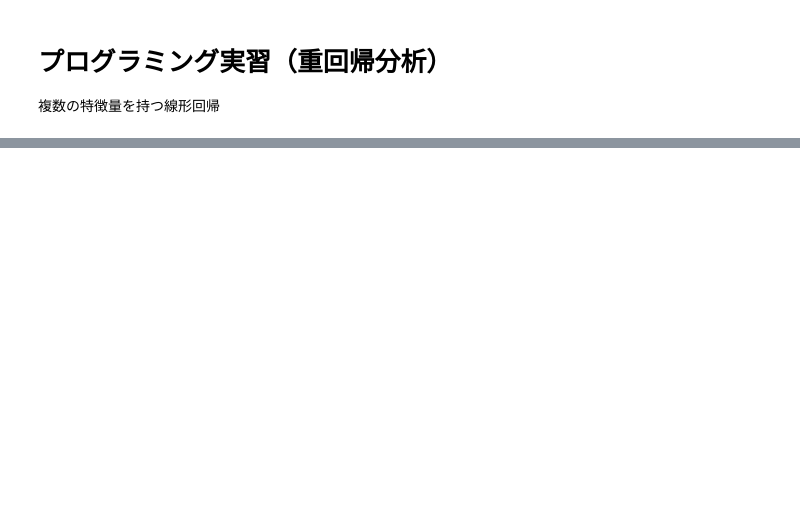
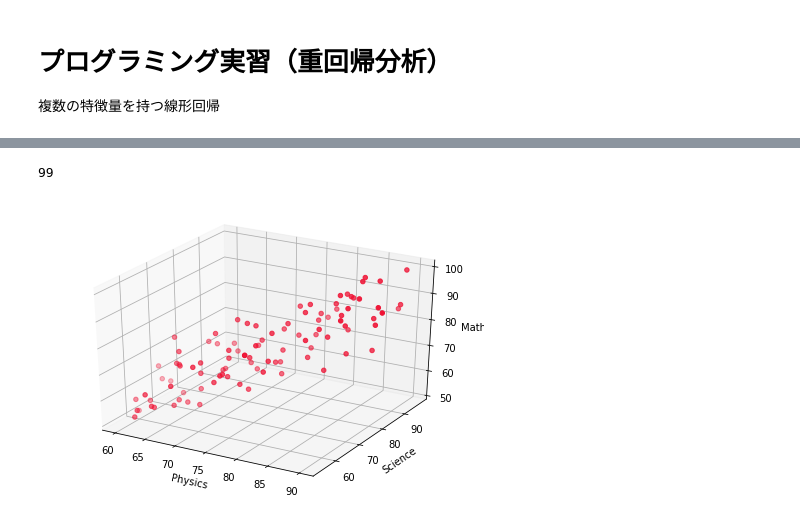
Before and after one commit to naomori/codexa_LinearRegression_Introduction, a Jupyter notebook: Chapter22.ipynb, the cells around one changed output, grey strips where cells are left out. Cells and saved outputs as stored; diff of their text form; code cells hidden in the pictures; blank space fills up the shorter version.

```diff
--- a/Chapter22.ipynb
+++ b/Chapter22.ipynb
@@ -35,0 +40,3 @@ from mpl_toolkits.mplot3d import Axes3D
+# %%
+# csvファイルの読み込み
+data = np.loadtxt('007-02/007-02.csv', delimiter=',', skiprows=1)
@@ -35,0 +62,16 @@ from mpl_toolkits.mplot3d import Axes3D
+# %%
+print(m)
+# %% [output]
+99
+# %%
+# 物理と科学、そして数学の点数をプロットする
+
+fig = plt.figure()
+ax = Axes3D(fig)
+ax.scatter(data[:, 0], data[:, 1], data[:, 3], color='#ef1234')
+ax.set_xlabel('Physics')
+ax.set_ylabel('Science')
+ax.set_zlabel('Math')
+plt.show()
+# %% [output]
+[figure, added]
```
Also changed, not shown: parts of 6 cells of this notebook.
